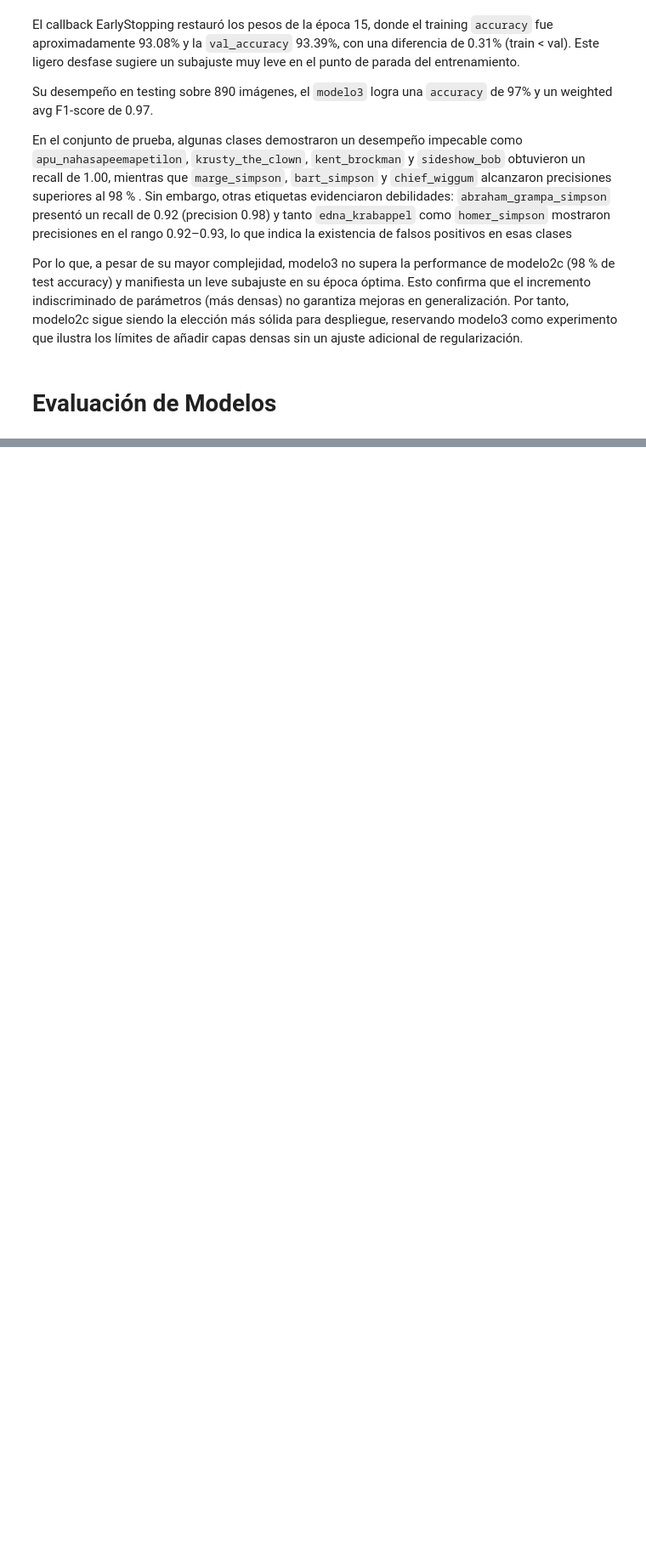
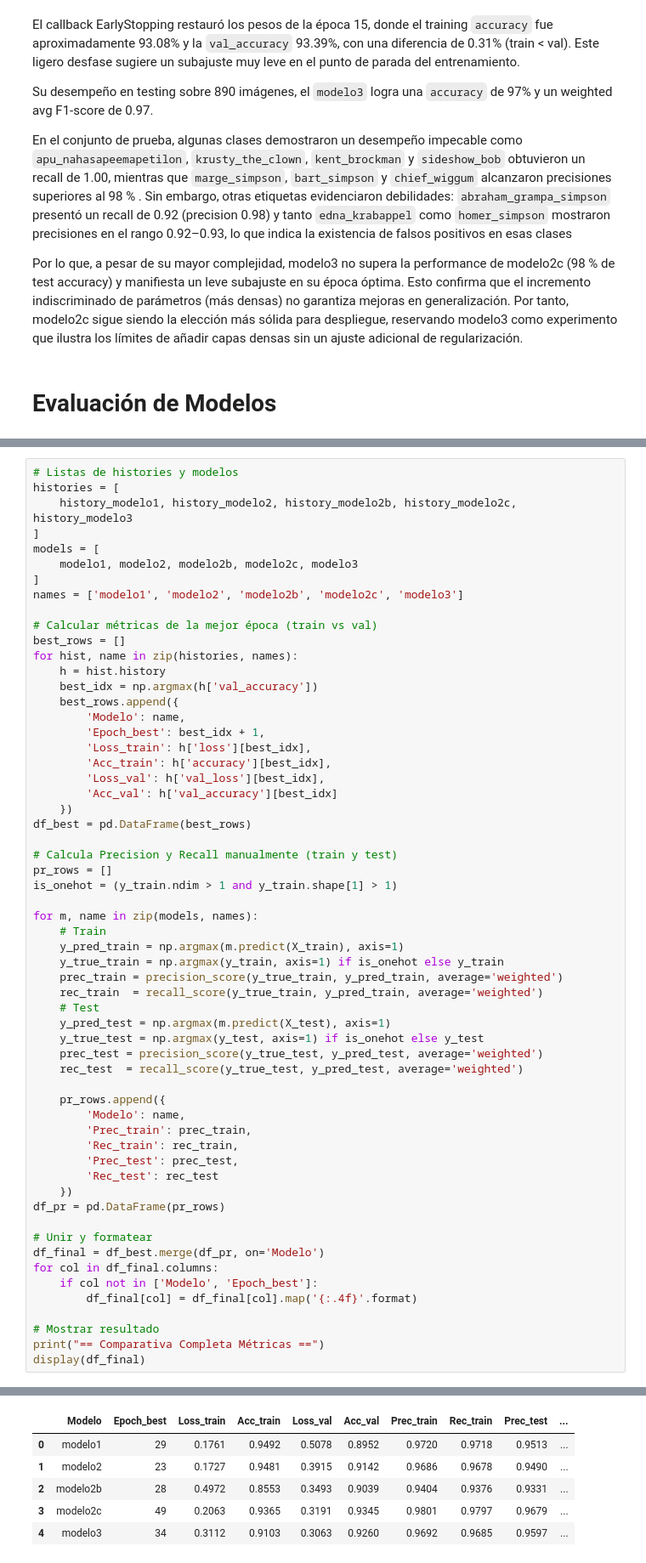
Before and after one commit to Aprendiz-Angelo/DL, a Jupyter notebook: DLY0100_Entrega_CNN.ipynb, the cells around one changed output, grey strips where cells are left out. Shown at 85% size. Cells and saved outputs as stored; diff of their text form; blank space fills up the shorter version.

Commit message:
evaluacion de modelos

```diff
--- a/DLY0100_Entrega_CNN.ipynb
+++ b/DLY0100_Entrega_CNN.ipynb
@@ -1119,0 +1087,60 @@ NameError: name 'modelo1' is not defined
+# %%
+# Listas de histories y modelos
+histories = [
+    history_modelo1, history_modelo2, history_modelo2b, history_modelo2c, history_modelo3
+]
+models = [
+    modelo1, modelo2, modelo2b, modelo2c, modelo3
+]
+names = ['modelo1', 'modelo2', 'modelo2b', 'modelo2c', 'modelo3']
+
+# Calcular métricas de la mejor época (train vs val)
+best_rows = []
+for hist, name in zip(histories, names):
+    h = hist.history
+    best_idx = np.argmax(h['val_accuracy'])
+    best_rows.append({
+        'Modelo': name,
+        'Epoch_best': best_idx + 1,
+        'Loss_train': h['loss'][best_idx],
+        'Acc_train': h['accuracy'][best_idx],
+        'Loss_val': h['val_loss'][best_idx],
+        'Acc_val': h['val_accuracy'][best_idx]
+    })
+df_best = pd.DataFrame(best_rows)
+
+# Calcula Precision y Recall manualmente (train y test)
+pr_rows = []
+is_onehot = (y_train.ndim > 1 and y_train.shape[1] > 1)
+
+for m, name in zip(models, names):
+    # Train
+    y_pred_train = np.argmax(m.predict(X_train), axis=1)
+    y_true_train = np.argmax(y_train, axis=1) if is_onehot else y_train
+    prec_train = precision_score(y_true_train, y_pred_train, average='weighted')
+    rec_train  = recall_score(y_true_train, y_pred_train, average='weighted')
+    # Test
+    y_pred_test = np.argmax(m.predict(X_test), axis=1)
+    y_true_test = np.argmax(y_test, axis=1) if is_onehot else y_test
+    prec_test = precision_score(y_true_test, y_pred_test, average='weighted')
+    rec_test  = recall_score(y_true_test, y_pred_test, average='weighted')
+
+    pr_rows.append({
+        'Modelo': name,
+        'Prec_train': prec_train,
+        'Rec_train': rec_train,
+        'Prec_test': prec_test,
+        'Rec_test': rec_test
+    })
+df_pr = pd.DataFrame(pr_rows)
+
+# Unir y formatear
+df_final = df_best.merge(df_pr, on='Modelo')
+for col in df_final.columns:
+    if col not in ['Modelo', 'Epoch_best']:
+        df_final[col] = df_final[col].map('{:.4f}'.format)
+
+# Mostrar resultado
+print("== Comparativa Completa Métricas ==")
+display(df_final)
+# %% [output]
@@ -1119,0 +1158,6 @@ NameError: name 'modelo1' is not defined
+|  | Modelo | Epoch_best | Loss_train | Acc_train | Loss_val | Acc_val | Prec_train | Rec_train | Prec_test | ... |
+| 0 | modelo1 | 29 | 0.1761 | 0.9492 | 0.5078 | 0.8952 | 0.9720 | 0.9718 | 0.9513 | ... |
+| 1 | modelo2 | 23 | 0.1727 | 0.9481 | 0.3915 | 0.9142 | 0.9686 | 0.9678 | 0.9490 | ... |
+| 2 | modelo2b | 28 | 0.4972 | 0.8553 | 0.3493 | 0.9039 | 0.9404 | 0.9376 | 0.9331 | ... |
+| 3 | modelo2c | 49 | 0.2063 | 0.9365 | 0.3191 | 0.9345 | 0.9801 | 0.9797 | 0.9679 | ... |
+| 4 | modelo3 | 34 | 0.3112 | 0.9103 | 0.3063 | 0.9260 | 0.9692 | 0.9685 | 0.9597 | ... |
```
Also changed, not shown: parts of 16 cells of this notebook.
